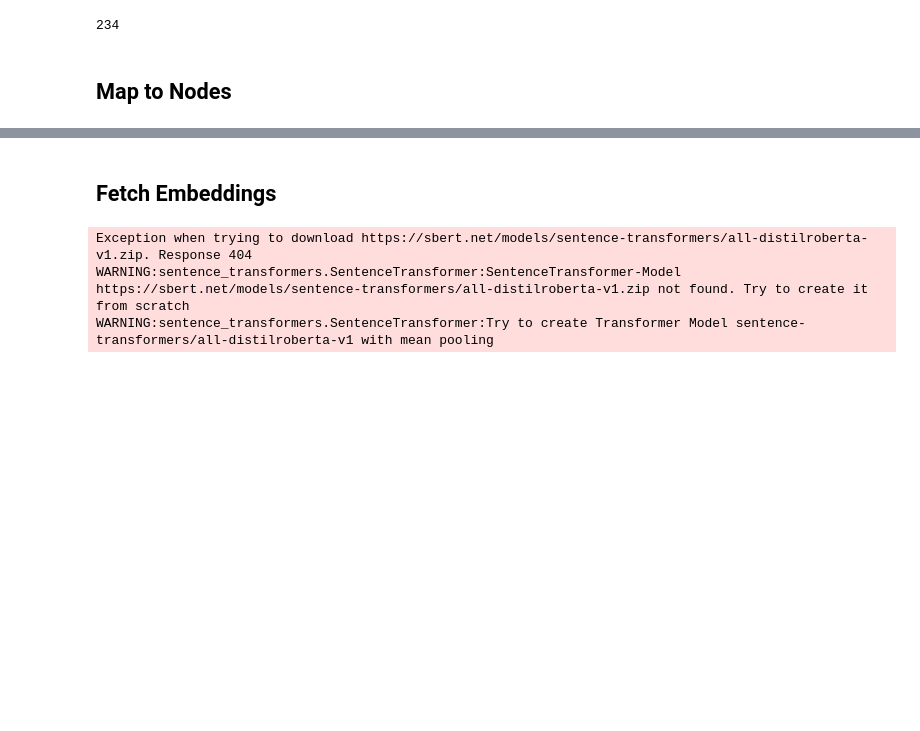
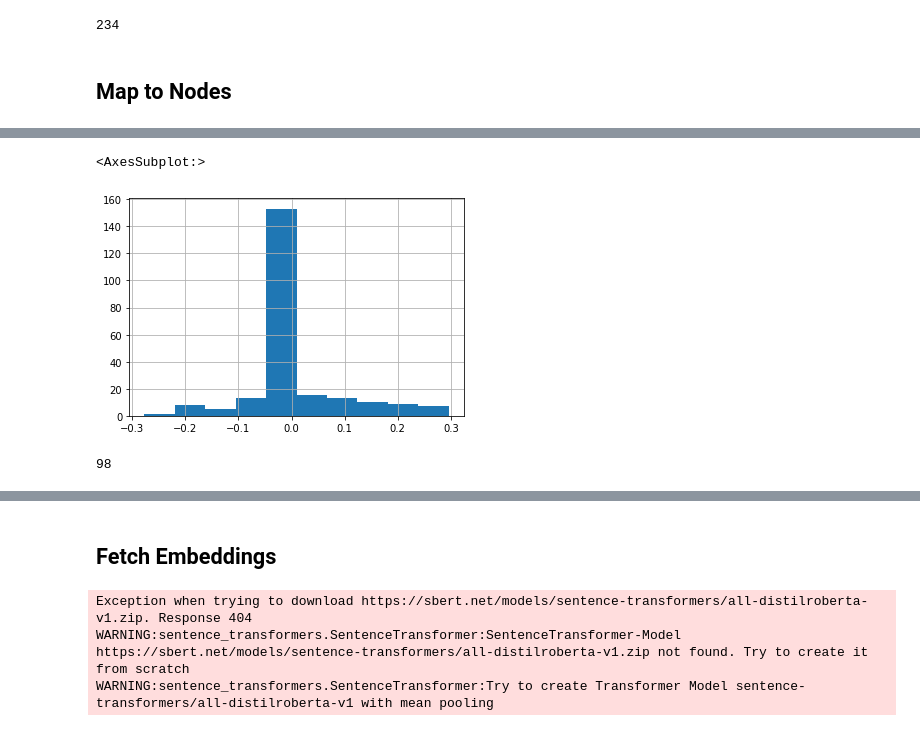
Before and after one commit to usc-isi-i2/wd-similarity, a Jupyter notebook: Analogical Proj Experiments.ipynb, the cells around one changed output, grey strips where cells are left out. Cells and saved outputs as stored; diff of their text form; code cells hidden in the pictures; blank space fills up the shorter version.

```diff
--- a/Analogical Proj Experiments.ipynb
+++ b/Analogical Proj Experiments.ipynb
@@ -1726,6 +1735,6 @@ labels_to_qnodes_dict = fetch_labels_to_qnodes_dict()
 # %%
-sem_eval_df['node1_qnode'] = sem_eval_df.node1.apply(lambda p: labels_to_qnodes_dict[p] if p in labels_to_qnodes_dict else None)
-sem_eval_df['node2_qnode'] = sem_eval_df.node2.apply(lambda p: labels_to_qnodes_dict[p] if p in labels_to_qnodes_dict else None)
-sem_eval_df['other_node1_qnode'] = sem_eval_df.other_node1.apply(lambda p: labels_to_qnodes_dict[p] if p in labels_to_qnodes_dict else None)
-sem_eval_df['other_node2_qnode'] = sem_eval_df.other_node2.apply(lambda p: labels_to_qnodes_dict[p] if p in labels_to_qnodes_dict else None)
+sem_eval_df['node1'] = sem_eval_df.node1_label.apply(lambda p: labels_to_qnodes_dict[p] if p in labels_to_qnodes_dict else None)
+sem_eval_df['node2'] = sem_eval_df.node2_label.apply(lambda p: labels_to_qnodes_dict[p] if p in labels_to_qnodes_dict else None)
+sem_eval_df['other_node1'] = sem_eval_df.other_node1_label.apply(lambda p: labels_to_qnodes_dict[p] if p in labels_to_qnodes_dict else None)
+sem_eval_df['other_node2'] = sem_eval_df.other_node2_label.apply(lambda p: labels_to_qnodes_dict[p] if p in labels_to_qnodes_dict else None)
 # %%
@@ -1738,15 +1746,0 @@ print(sem_eval_df.node1_qnode.isna().sum(), \
-# %%
-nodes_of_interest = set(sem_eval_df['node1_qnode'].to_list() + \
-                sem_eval_df['node2_qnode'].to_list() + \
-                sem_eval_df['other_node1_qnode'].to_list() + \
-                sem_eval_df['other_node2_qnode'].to_list())
-first_line = True
-complex_emb_dict = {}
-with open(COMPLEX_EMB_SOURCE_FILE) as complex_file:
-    for line in tqdm(complex_file):
-        if first_line:
-            first_line = False
-            continue
-        line = line.strip().split()
-        if line[0] in nodes_of_interest:
-            complex_emb_dict[line[0]] = [float(elem) for elem in line[1:]]
@@ -1752,0 +1765,15 @@ with open(COMPLEX_EMB_SOURCE_FILE) as complex_file:
+# %%
+nodes_of_interest = set(sem_eval_df['node1'].to_list() + \
+                sem_eval_df['node2'].to_list() + \
+                sem_eval_df['other_node1'].to_list() + \
+                sem_eval_df['other_node2'].to_list())
+first_line = True
+complex_emb_dict = {}
+with open(COMPLEX_EMB_SOURCE_FILE) as complex_file:
+    for line in tqdm(complex_file,):
+        if first_line:
+            first_line = False
+            continue
+        line = line.strip().split()
+        if line[0] in nodes_of_interest:
+            complex_emb_dict[line[0]] = [float(elem) for elem in line[1:]]
@@ -1752,0 +1784,4 @@ with open(COMPLEX_EMB_SOURCE_FILE) as complex_file:
+# %%
+sem_eval_df['diffArr1'] = sem_eval_df.apply(lambda p: np.array(complex_emb_dict[p['node1']]) - np.array(complex_emb_dict[p['node2']]) if p['node1'] in complex_emb_dict and p['node2'] in complex_emb_dict else None, axis=1)
+sem_eval_df['diffArr2'] = sem_eval_df.apply(lambda p: np.array(complex_emb_dict[p['other_node1']]) - np.array(complex_emb_dict[p['other_node2']]) if p['other_node1'] in complex_emb_dict and p['other_node2'] in complex_emb_dict else None, axis=1)
+sem_eval_df['cosSim'] = sem_eval_df.apply(lambda p: cosine_similarity(p.diffArr1.reshape(1, -1), p.diffArr2.reshape(1, -1))[0][0] if p.diffArr1 is not None and p.diffArr2 is not None else 0, axis=1)
@@ -1752,0 +1809,5 @@ with open(COMPLEX_EMB_SOURCE_FILE) as complex_file:
+# %%
+sem_eval_df.cosSim.hist()
+# %% [output]
+<AxesSubplot:>
+[figure, added]
@@ -1752,0 +1818,4 @@ with open(COMPLEX_EMB_SOURCE_FILE) as complex_file:
+# %%
+len(sem_eval_df1)
+# %% [output]
+98
```
Also changed, not shown: parts of 50 cells of this notebook, 2 other files.
